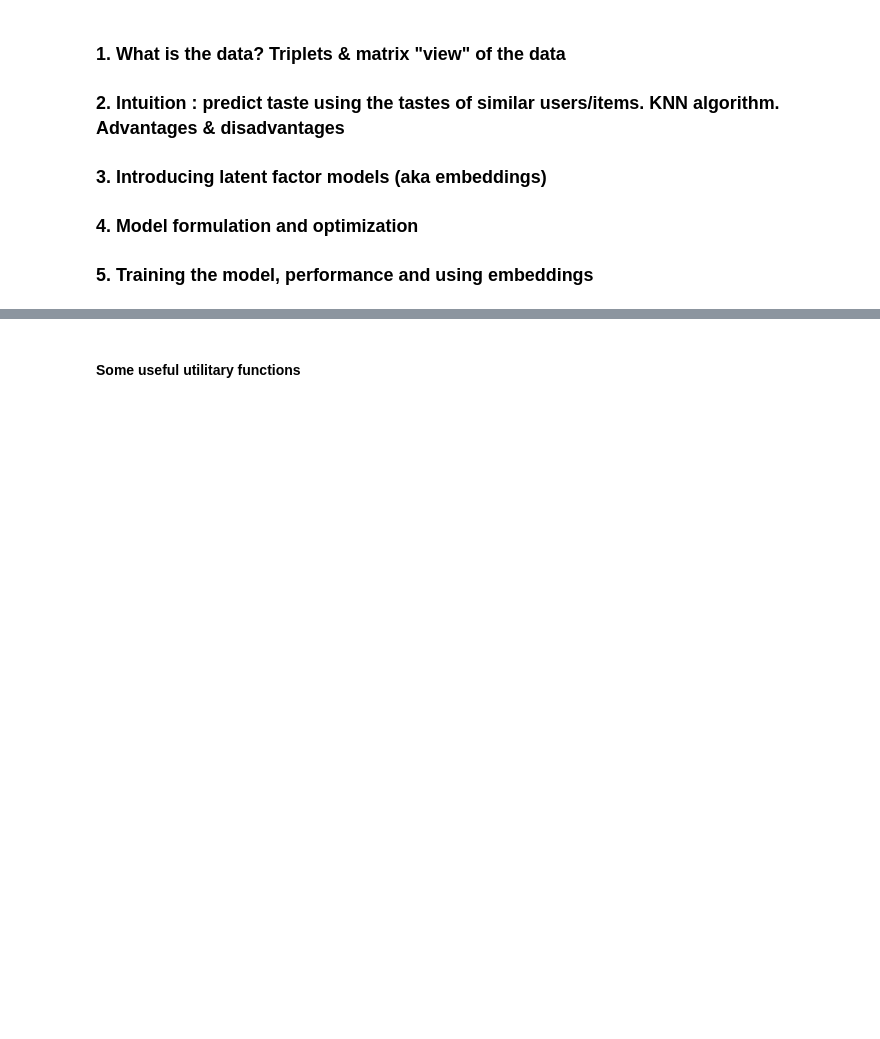
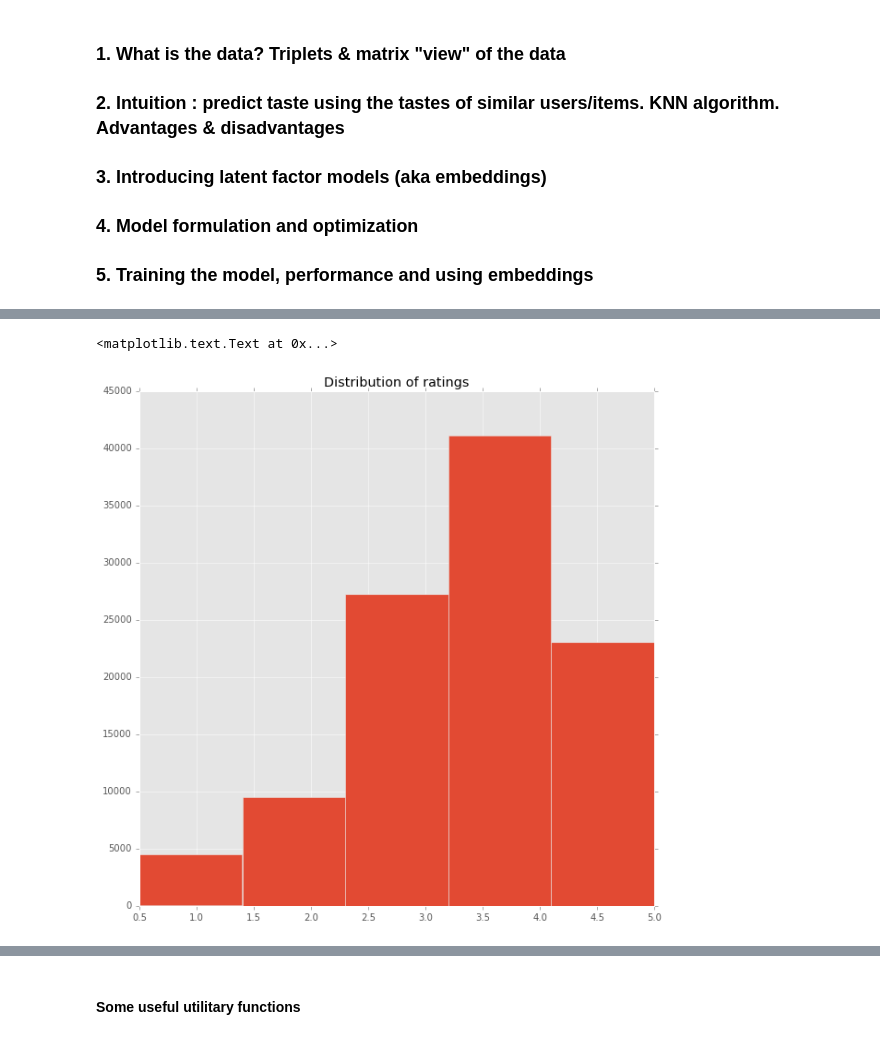
Before and after one commit to 23333333333/optsumcf, a Jupyter notebook: Collaborative Filtering.ipynb, the cells around one changed output, grey strips where cells are left out. Cells and saved outputs as stored; diff of their text form; code cells hidden in the pictures; blank space fills up the shorter version.

```diff
--- a/Collaborative Filtering.ipynb
+++ b/Collaborative Filtering.ipynb
@@ -182,0 +211,8 @@ class Model(object):
+# %%
+# Ratings distribution
+fig = plt.figure(figsize=(10, 10))
+ax = plt.hist(data.rating.values, bins=5)
+plt.title("Distribution of ratings")
+# %% [output]
+<matplotlib.text.Text at 0x...>
+[figure, added]
```
Also changed, not shown: parts of 106 cells of this notebook, 4 other files.
